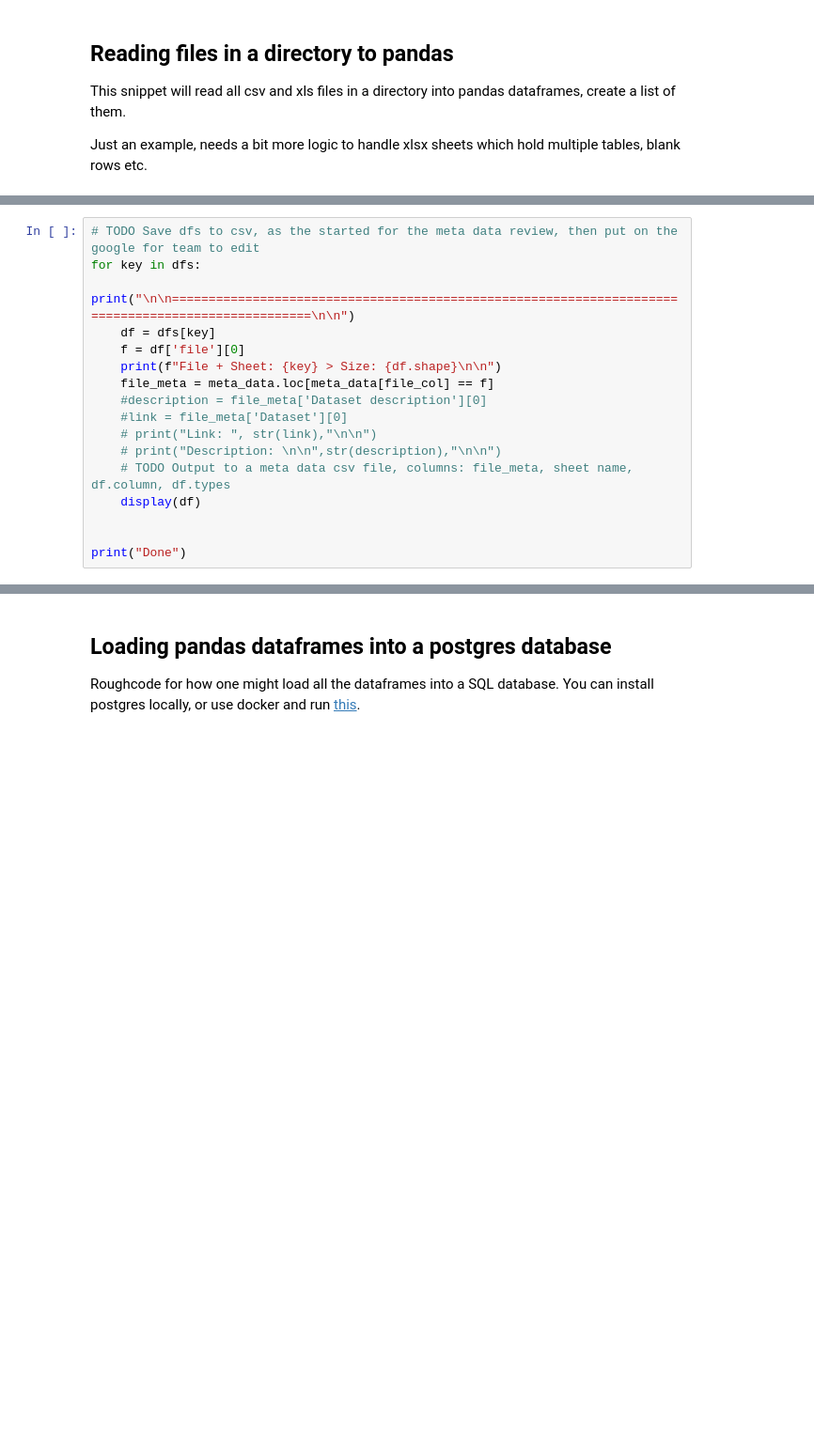
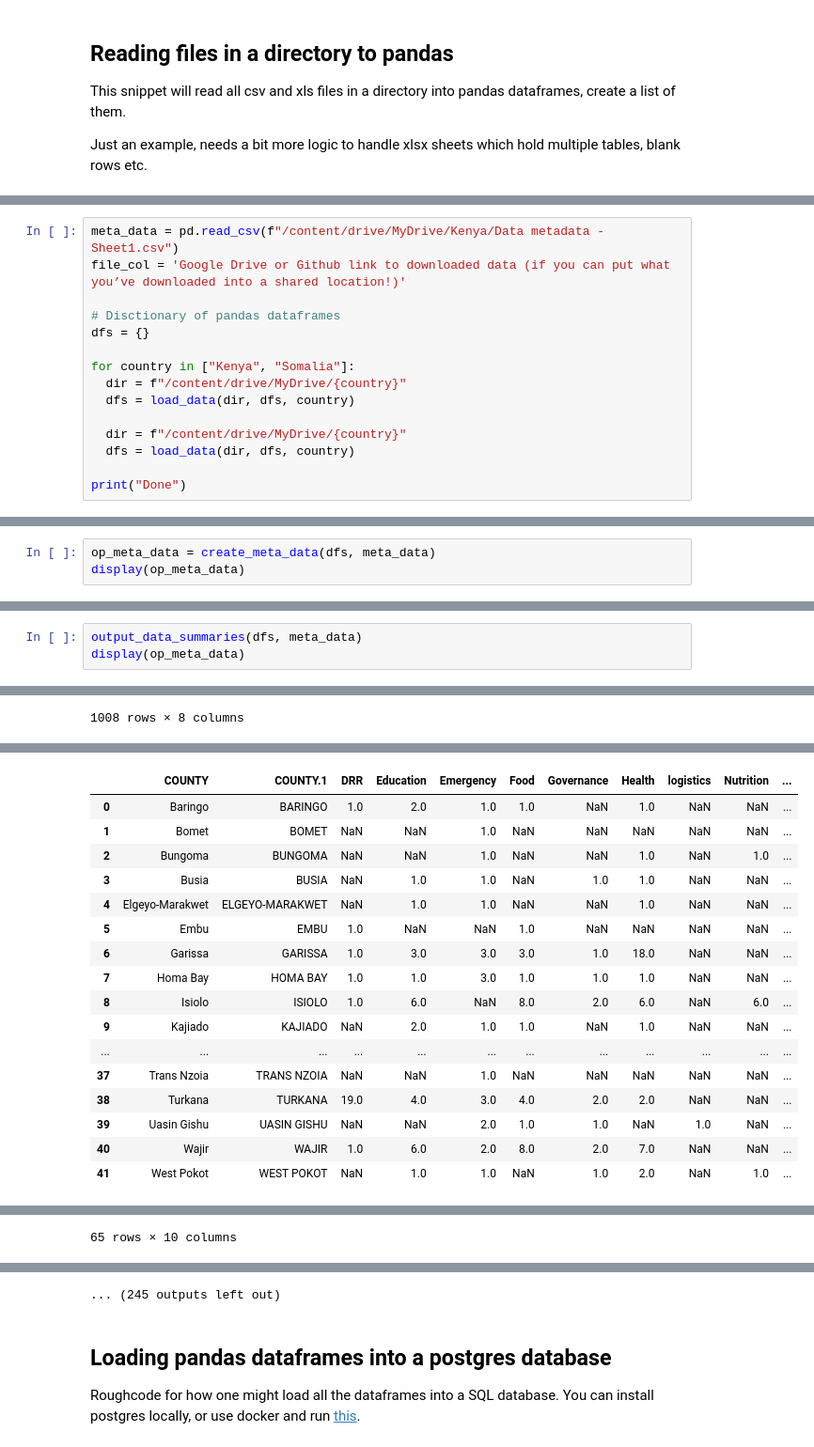
Before and after one commit to datakind/STC_DataDive_Dec22, a Jupyter notebook: notebooks/dividor/data_downloading_file_reading.ipynb, the cells around one changed output, grey strips where cells are left out. Shown at 94% size. Saved outputs shown, nothing was run; the diff lists cells and outputs as text; blank space fills up the shorter version.

Commit message:
Added google colab integration

```diff
--- a/notebooks/dividor/data_downloading_file_reading.ipynb
+++ b/notebooks/dividor/data_downloading_file_reading.ipynb
@@ -112,17 +151,0 @@ Leading /content/drive/MyDrive/Somalia/Somalia-Humanitarian Needs Overview-2020.
-# %%
-# TODO Save dfs to csv, as the started for the meta data review, then put on the google for team to edit
-for key in dfs:
-    print("\n\n===================================================================================================\n\n")
-    df = dfs[key]
-    f = df['file'][0]
-    print(f"File + Sheet: {key} > Size: {df.shape}\n\n")
-    file_meta = meta_data.loc[meta_data[file_col] == f]
-    #description = file_meta['Dataset description'][0]
-    #link = file_meta['Dataset'][0]
-    # print("Link: ", str(link),"\n\n")
-    # print("Description: \n\n",str(description),"\n\n")
-    # TODO Output to a meta data csv file, columns: file_meta, sheet name, df.column, df.types
-    display(df)
-
-
-print("Done")
@@ -198,0 +152,15 @@ File + Sheet: /content/drive/MyDrive/Somalia/Somalia_Operational Presence_March.
+# %%
+meta_data = pd.read_csv(f"/content/drive/MyDrive/Kenya/Data metadata - Sheet1.csv")
+file_col = 'Google Drive or Github link to downloaded data (if you can put what you’ve downloaded into a shared location!)'
+
+# Disctionary of pandas dataframes
+dfs = {}
+
+for country in ["Kenya", "Somalia"]:
+  dir = f"/content/drive/MyDrive/{country}"
+  dfs = load_data(dir, dfs, country)
+
+  dir = f"/content/drive/MyDrive/{country}"
+  dfs = load_data(dir, dfs, country)
+
+print("Done")
@@ -198,0 +186,3 @@ File + Sheet: /content/drive/MyDrive/Somalia/Somalia_Operational Presence_March.
+# %%
+op_meta_data = create_meta_data(dfs, meta_data)
+display(op_meta_data)
@@ -198,0 +220,4 @@ File + Sheet: /content/drive/MyDrive/Somalia/Somalia_Operational Presence_March.
+# %%
+output_data_summaries(dfs, meta_data)
+display(op_meta_data)
+# %% [output]
@@ -198,0 +253 @@ File + Sheet: /content/drive/MyDrive/Somalia/Somalia_Operational Presence_March.
+1008 rows × 8 columns
@@ -198,0 +271,17 @@ File + Sheet: /content/drive/MyDrive/Somalia/Somalia_Operational Presence_March.
+|  | COUNTY | COUNTY.1 | DRR | Education | Emergency | Food | Governance | Health | logistics | Nutrition | ... |
+| 0 | Baringo | BARINGO | 1.0 | 2.0 | 1.0 | 1.0 | NaN | 1.0 | NaN | NaN | ... |
+| 1 | Bomet | BOMET | NaN | NaN | 1.0 | NaN | NaN | NaN | NaN | NaN | ... |
+| 2 | Bungoma | BUNGOMA | NaN | NaN | 1.0 | NaN | NaN | 1.0 | NaN | 1.0 | ... |
+| 3 | Busia | BUSIA | NaN | 1.0 | 1.0 | NaN | 1.0 | 1.0 | NaN | NaN | ... |
+| 4 | Elgeyo-Marakwet | ELGEYO-MARAKWET | NaN | 1.0 | 1.0 | NaN | NaN | 1.0 | NaN | NaN | ... |
+| 5 | Embu | EMBU | 1.0 | NaN | NaN | 1.0 | NaN | NaN | NaN | NaN | ... |
+| 6 | Garissa | GARISSA | 1.0 | 3.0 | 3.0 | 3.0 | 1.0 | 18.0 | NaN | NaN | ... |
+| 7 | Homa Bay | HOMA BAY | 1.0 | 1.0 | 3.0 | 1.0 | 1.0 | 1.0 | NaN | NaN | ... |
+| 8 | Isiolo | ISIOLO | 1.0 | 6.0 | NaN | 8.0 | 2.0 | 6.0 | NaN | 6.0 | ... |
+| 9 | Kajiado | KAJIADO | NaN | 2.0 | 1.0 | 1.0 | NaN | 1.0 | NaN | NaN | ... |
+| ... | ... | ... | ... | ... | ... | ... | ... | ... | ... | ... | ... |
+| 37 | Trans Nzoia | TRANS NZOIA | NaN | NaN | 1.0 | NaN | NaN | NaN | NaN | NaN | ... |
+| 38 | Turkana | TURKANA | 19.0 | 4.0 | 3.0 | 4.0 | 2.0 | 2.0 | NaN | NaN | ... |
+| 39 | Uasin Gishu | UASIN GISHU | NaN | NaN | 2.0 | 1.0 | 1.0 | NaN | 1.0 | NaN | ... |
+| 40 | Wajir | WAJIR | 1.0 | 6.0 | 2.0 | 8.0 | 2.0 | 7.0 | NaN | NaN | ... |
+| 41 | West Pokot | WEST POKOT | NaN | 1.0 | 1.0 | NaN | 1.0 | 2.0 | NaN | 1.0 | ... |
@@ -198,0 +351 @@ File + Sheet: /content/drive/MyDrive/Somalia/Somalia_Operational Presence_March.
+65 rows × 10 columns
@@ -199,3 +386,4 @@ File + Sheet: /content/drive/MyDrive/Somalia/Somalia_Operational Presence_March.
+... (245 outputs left out)
 # %% [markdown]
 ## Loading pandas dataframes into a postgres database
 
```
Also changed, not shown: parts of 8 cells of this notebook.
